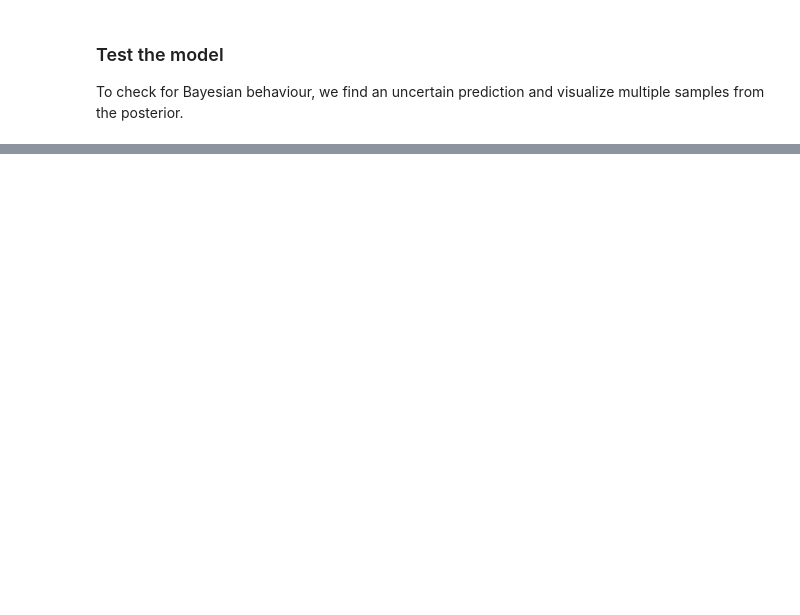
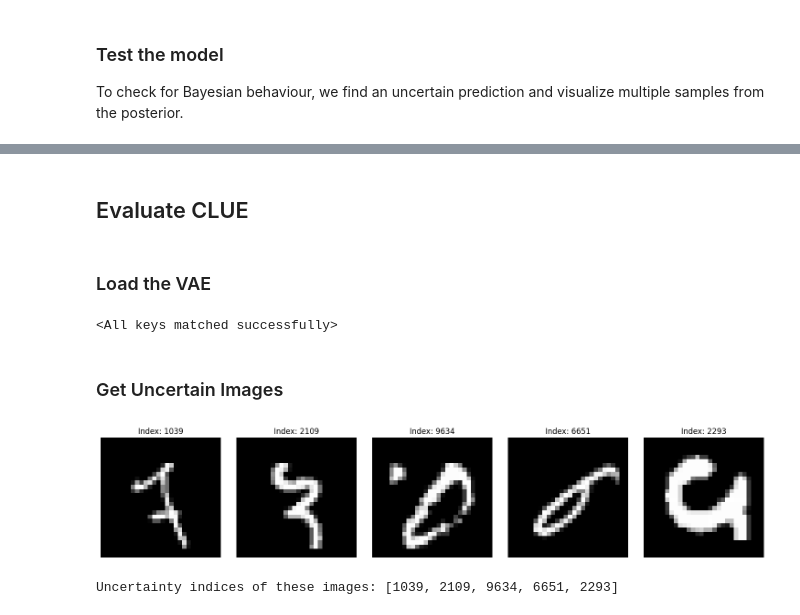
Before and after one commit to confinlay/Bayesian-CE, a Jupyter notebook: MyImplementation/testing_notebooks/test-clue-performance.ipynb, the cells around one changed output, grey strips where cells are left out. Cells and saved outputs as stored; diff of their text form; code cells hidden in the pictures; blank space fills up the shorter version.

```diff
--- a/MyImplementation/testing_notebooks/test-clue-performance.ipynb
+++ b/MyImplementation/testing_notebooks/test-clue-performance.ipynb
@@ -262,0 +256,14 @@ Reconstruction MSE: 0.0015
+# %% [markdown]
+## Evaluate CLUE
+# %% [markdown]
+### Load the VAE
+# %%
+from models.VAE_likelihood import ConvVAELikelihoodEstimator
+
+vae = ConvVAELikelihoodEstimator(latent_dim=20, device=cfg.device)
+
+vae.load_state_dict(torch.load(os.path.join(models_dir, 'vae_likelihood_estimator_20.pt'), map_location=cfg.device))
+# %% [output]
+<All keys matched successfully>
+# %% [markdown]
+### Get Uncertain Images
@@ -262,0 +275,19 @@ Reconstruction MSE: 0.0015
+# %%
+uncertain_images, uncertain_indices = find_uncertain_images(bll_vi, testloader, n=50, device=cfg.device)
+# %%
+# Plot the first 5 uncertain images
+import matplotlib.pyplot as plt
+
+plt.figure(figsize=(15, 3))
+for i in range(5):
+    plt.subplot(1, 5, i+1)
+    plt.imshow(uncertain_images[i, 0].cpu(), cmap='gray')
+    plt.title(f"Index: {uncertain_indices[i]}")
+    plt.axis('off')
+plt.tight_layout()
+plt.show()
+
+print("Uncertainty indices of these images:", uncertain_indices[:5].tolist())
+# %% [output]
+[figure, added]
+Uncertainty indices of these images: [1039, 2109, 9634, 6651, 2293]
```
Also changed, not shown: parts of 13 cells of this notebook, 3 other files.
